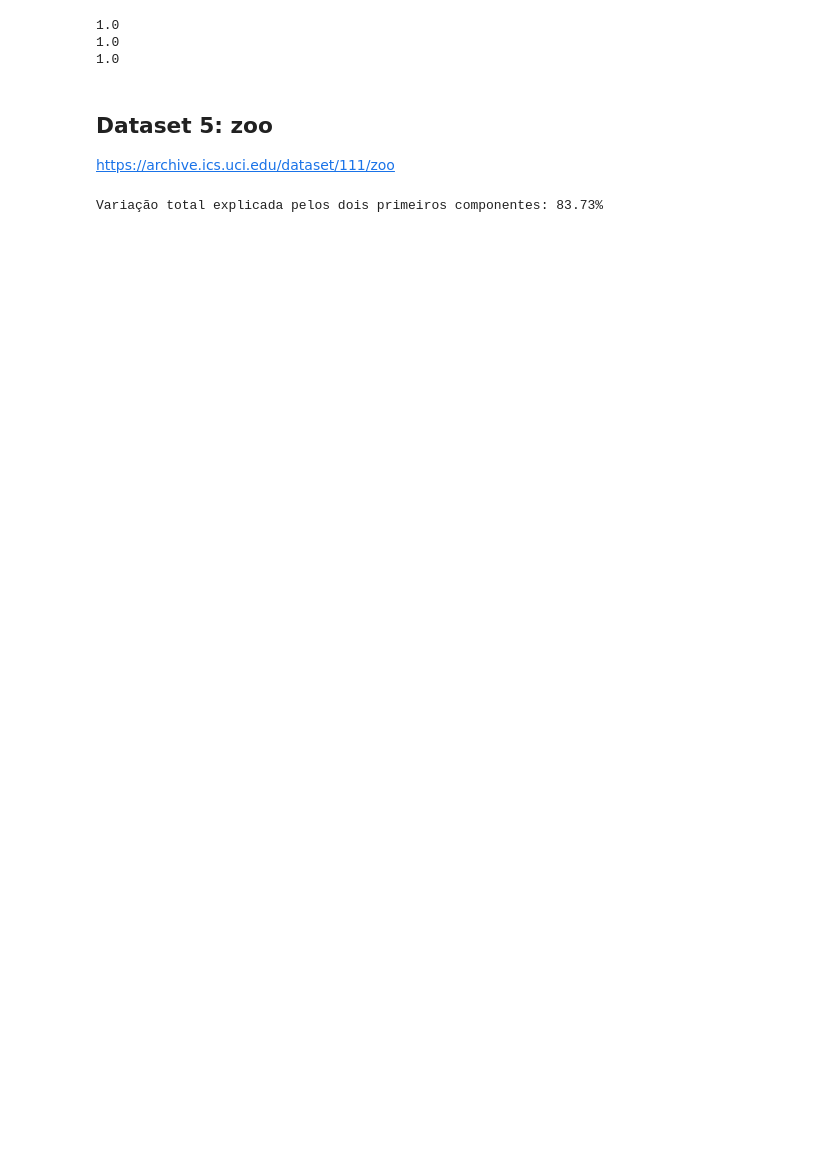
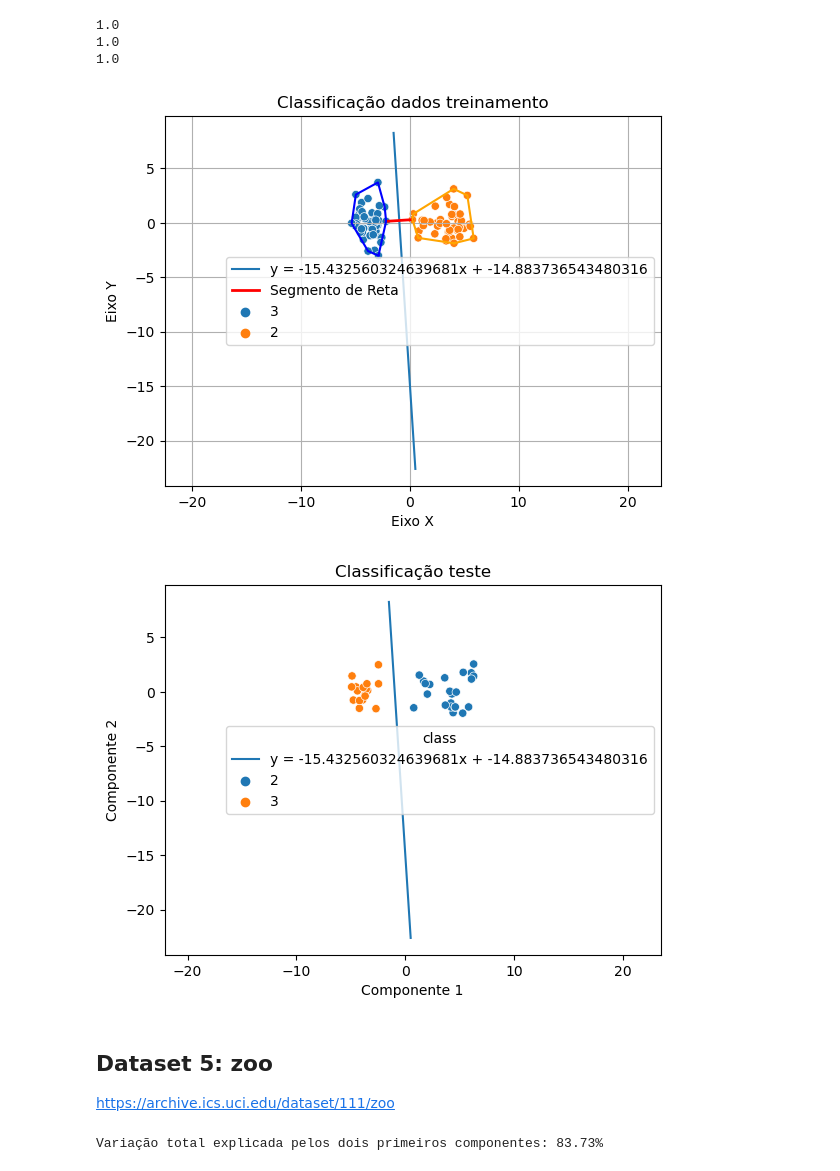
Before and after one commit to avelarh/TP-GeometriaComputacional-Alg2, a Jupyter notebook: amizade.ipynb, the cells around one changed output. Cells and saved outputs as stored; diff of their text form; code cells hidden in the pictures; blank space fills up the shorter version.

Commit message:
corrigindo plots

```diff
--- a/amizade.ipynb
+++ b/amizade.ipynb
@@ -291,7 +291,7 @@ def plot_treinamento(pontos1, pontos2, p1, p2, a, b, dados_treinamento):
     # Plotar a reta
     plt.plot(x, y, label=f'y = {a}x + {b}')
     plt.plot([x1,x2], [y1,y2], color='r', linestyle='-', linewidth=2, label='Segmento de Reta')
-    sns.scatterplot(data = dados_treinamento, x = 'Componente 1', y = 'Componente 2', hue = 'guess')
+    sns.scatterplot(data = dados_treinamento, x = 'Componente 1', y = 'Componente 2', hue = 'class')
     plot_envoltoria(env1, "blue")
     plot_envoltoria(env2, "orange")
     plt.title('Classificação dados treinamento')
@@ -305,7 +305,7 @@ def plot_teste(a, b, dados_teste):
     y = a * x + b
 
     plt.plot(x, y, label=f'y = {a}x + {b}')
-    sns.scatterplot(data = dados_teste, x = 'Componente 1', y = 'Componente 2', hue = 'guess')
+    sns.scatterplot(data = dados_teste, x = 'Componente 1', y = 'Componente 2', hue = 'class')
 
     plt.title('Classificação teste')
     plt.axis('equal')
@@ -508,16 +502,28 @@ Variação total explicada pelos dois primeiros componentes: 99.60%
+# %%
+seeds_treinamento, seeds_teste = separar_dados(seeds_pca)
 # %%
-a, b, acima, pontos1, pontos2, p1, p2, classes = cria_modelo(seeds_pca)
-#plotar o treino + modelo
+try:
+    a, b, acima, pontos1, pontos2, p1, p2, classes = cria_modelo(seeds_treinamento)
+    #plotar o treino + modelo
 
-resultado, precisao, revocacao, f1_escore = calcula_metricas(seeds_pca, a, b, acima, classes)
-#plotar o teste + modelo
-print(precisao)
-print(revocacao)
-print(f1_escore)
+    resultado, precisao, revocacao, f1_escore = calcula_metricas(seeds_teste, a, b, acima, classes)
+    #plotar o teste + modelo
+    print(precisao)
+    print(revocacao)
+    print(f1_escore)
+except Exception as e:
+    print(e)
 # %% [output]
 1.0
 1.0
 1.0
+# %%
+plot_treinamento(pontos1, pontos2, p1, p2, a, b, seeds_treinamento)
+
+plot_teste(a, b, seeds_teste)
+# %% [output]
+[figure, added]
+[figure, added]
 # %% [markdown]
 ## Dataset 5: zoo
 
```
Also changed, not shown: parts of 3 cells of this notebook.
